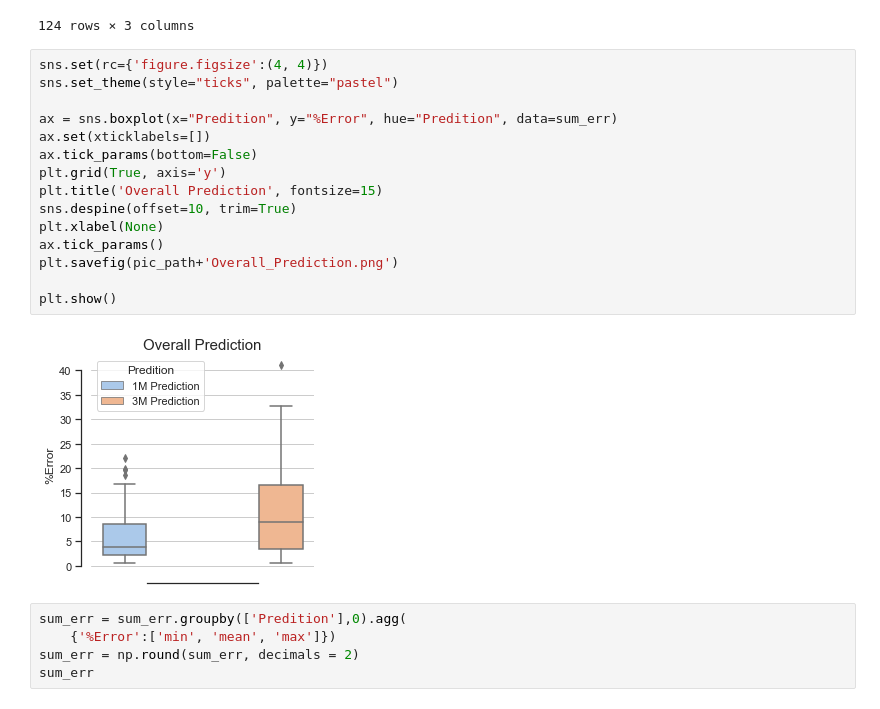
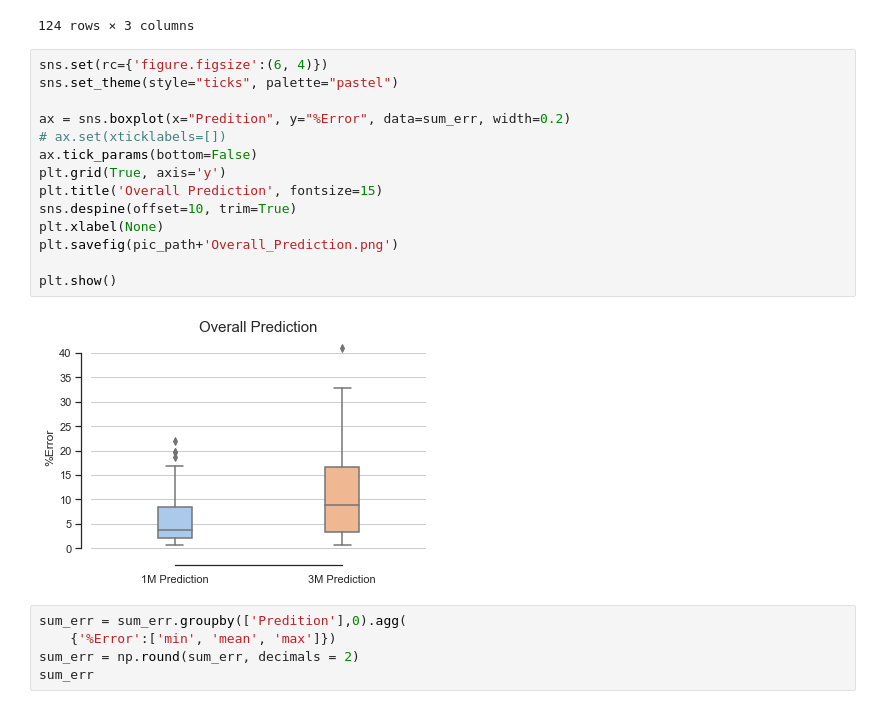
Before and after one commit to Thetang-145/BIA-WatchLists, a Jupyter notebook: Error_visualization.ipynb, the cells around one changed output. Drawn from its saved outputs; the diff is of its cells as text.

Commit message:
edit graph

```diff
--- a/Error_visualization.ipynb
+++ b/Error_visualization.ipynb
@@ -99,22 +99,21 @@ sum_err
 | 123 | Vacheron Constantin 7900V110A-B334 | 3M Prediction | 32.751263 |
 124 rows × 3 columns
 # %%
-sns.set(rc={'figure.figsize':(4, 4)})
+sns.set(rc={'figure.figsize':(6, 4)})
 sns.set_theme(style="ticks", palette="pastel")
 
-ax = sns.boxplot(x="Predition", y="%Error", hue="Predition", data=sum_err)
-ax.set(xticklabels=[])
+ax = sns.boxplot(x="Predition", y="%Error", data=sum_err, width=0.2)
+# ax.set(xticklabels=[])
 ax.tick_params(bottom=False)
 plt.grid(True, axis='y')
 plt.title('Overall Prediction', fontsize=15)
 sns.despine(offset=10, trim=True)
 plt.xlabel(None)
-ax.tick_params()
 plt.savefig(pic_path+'Overall_Prediction.png')
 
 plt.show()
 # %% [output]
-[figure, old version]
+[figure, new version]
 # %%
 sum_err = sum_err.groupby(['Predition'],0).agg(
     {'%Error':['min', 'mean', 'max']})
```
Also changed, not shown: 1 other file.
